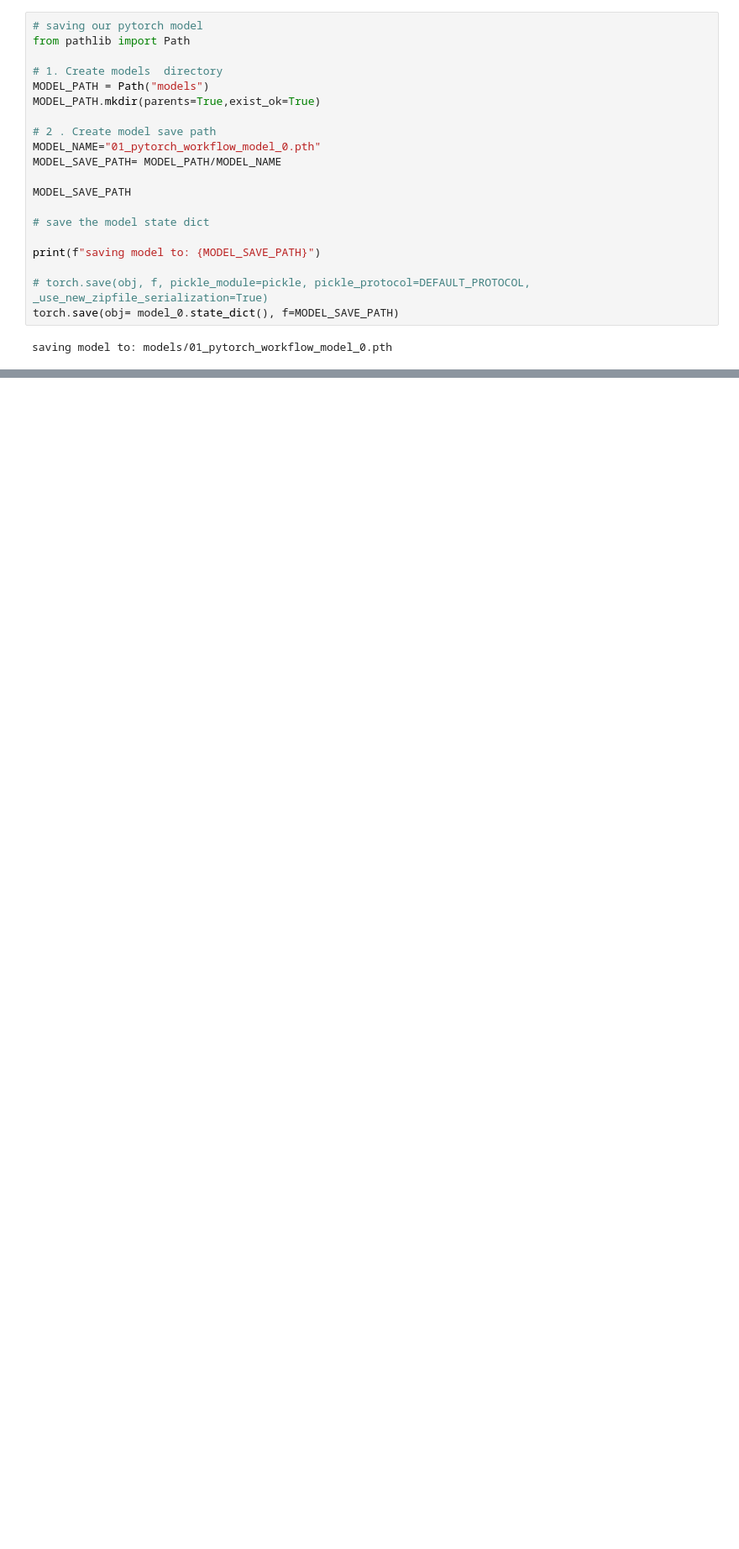
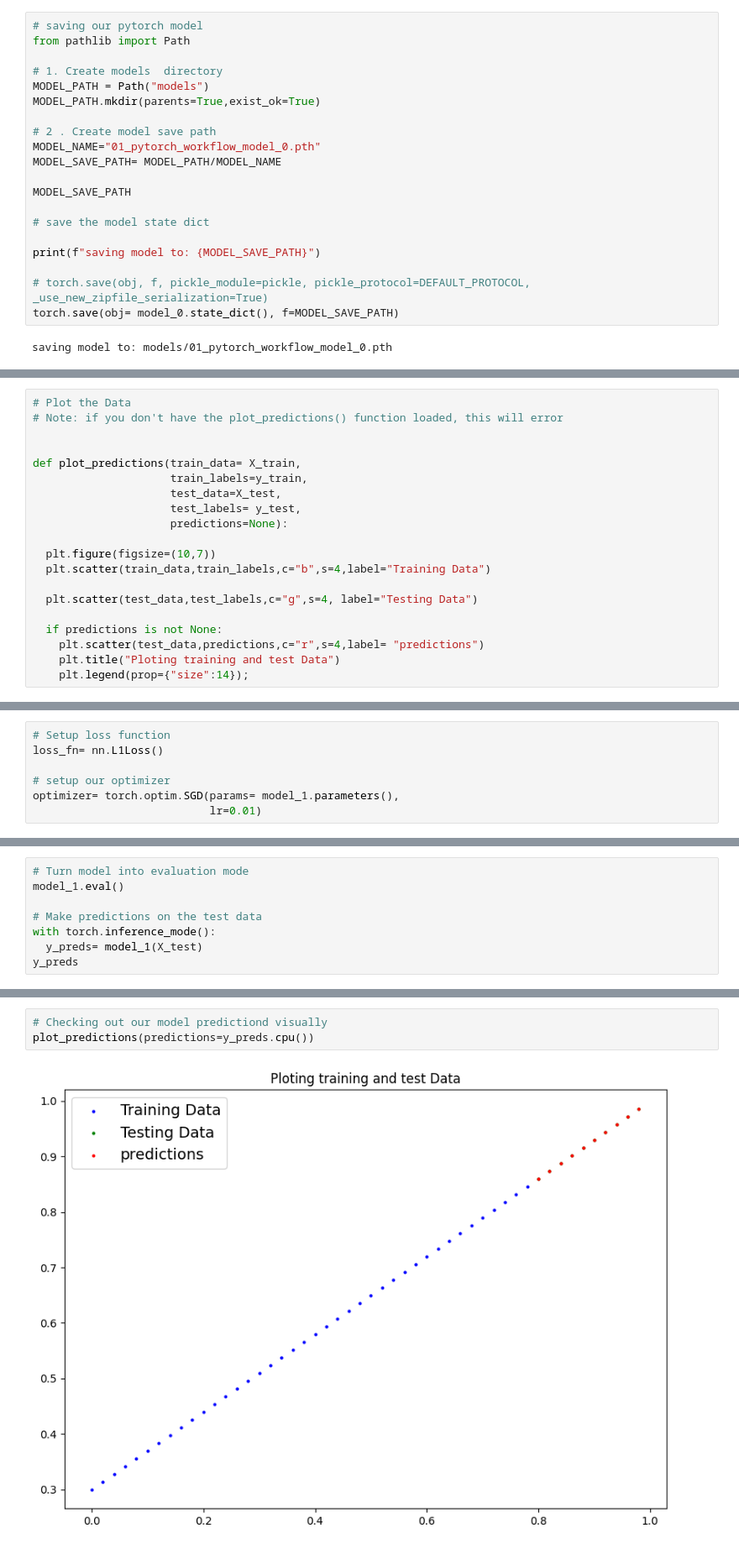
Before and after one commit to chandkund/HelloJava, a Jupyter notebook: 01_PyTorch_workflow_video.ipynb, the cells around one changed output, grey strips where cells are left out. Shown at 84% size. Cells and saved outputs as stored; diff of their text form; blank space fills up the shorter version.

```diff
--- a/01_PyTorch_workflow_video.ipynb
+++ b/01_PyTorch_workflow_video.ipynb
@@ -572,0 +720,20 @@ total 4
+# %%
+# Plot the Data
+# Note: if you don't have the plot_predictions() function loaded, this will error
+
+
+def plot_predictions(train_data= X_train,
+                     train_labels=y_train,
+                     test_data=X_test,
+                     test_labels= y_test,
+                     predictions=None):
+
+  plt.figure(figsize=(10,7))
+  plt.scatter(train_data,train_labels,c="b",s=4,label="Training Data")
+
+  plt.scatter(test_data,test_labels,c="g",s=4, label="Testing Data")
+
+  if predictions is not None:
+    plt.scatter(test_data,predictions,c="r",s=4,label= "predictions")
+    plt.title("Ploting training and test Data")
+    plt.legend(prop={"size":14});
@@ -572,0 +829,7 @@ total 4
+# %%
+# Setup loss function
+loss_fn= nn.L1Loss()
+
+# setup our optimizer
+optimizer= torch.optim.SGD(params= model_1.parameters(),
+                           lr=0.01)
@@ -572,0 +904,8 @@ total 4
+# %%
+# Turn model into evaluation mode
+model_1.eval()
+
+# Make predictions on the test data
+with torch.inference_mode():
+  y_preds= model_1(X_test)
+y_preds
@@ -572,0 +923,5 @@ total 4
+# %%
+# Checking out our model predictiond visually
+plot_predictions(predictions=y_preds.cpu())
+# %% [output]
+[figure, added]
```
Also changed, not shown: parts of 67 cells of this notebook.
